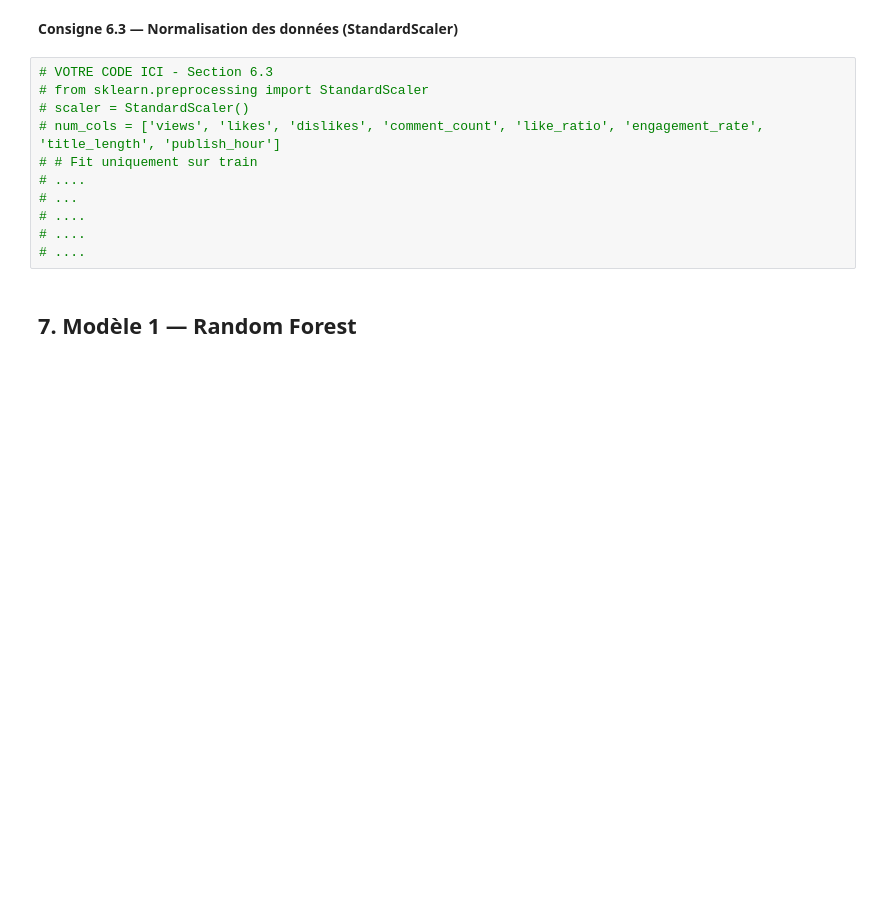
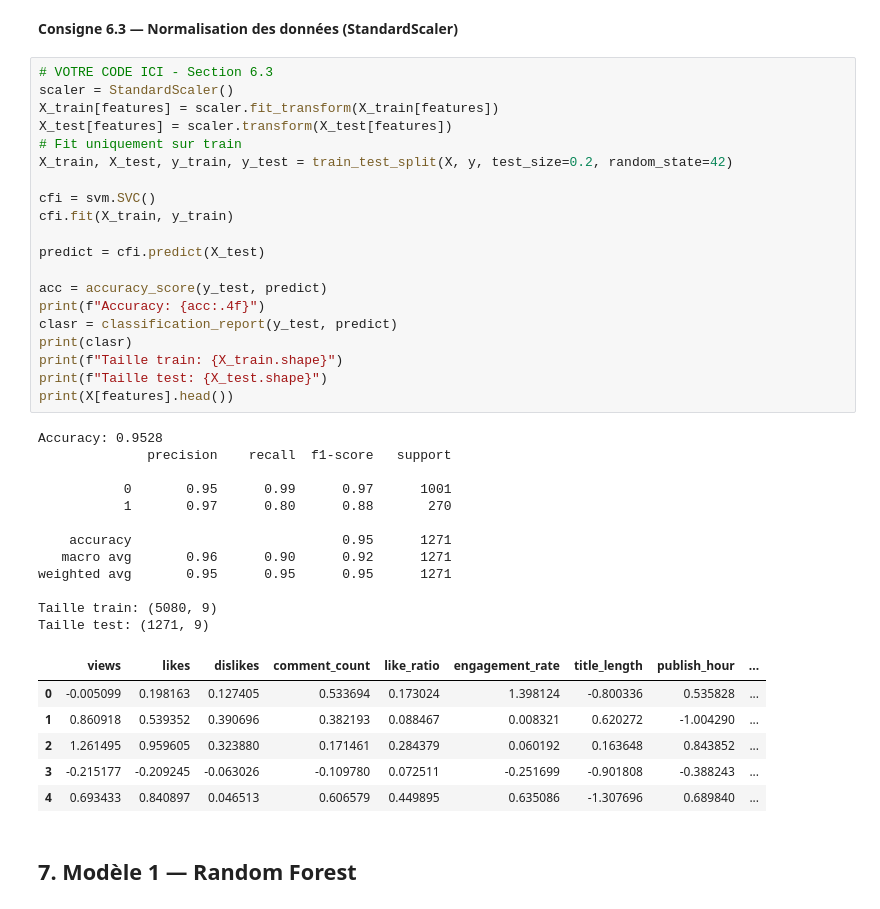
Before and after one commit to kirillsst/youtube-popularity-ml, a Jupyter notebook: notebook/PROJET_ML_Youtube_Trending.ipynb, the cells around one changed output. Cells and saved outputs as stored; diff of their text form; blank space fills up the shorter version.

```diff
--- a/notebook/PROJET_ML_Youtube_Trending.ipynb
+++ b/notebook/PROJET_ML_Youtube_Trending.ipynb
@@ -454,15 +455,43 @@ Taille test: (1271, 9)
 **Consigne 6.3 — Normalisation des données (StandardScaler)**
 # %%
 # VOTRE CODE ICI - Section 6.3
-# from sklearn.preprocessing import StandardScaler
-# scaler = StandardScaler()
-# num_cols = ['views', 'likes', 'dislikes', 'comment_count', 'like_ratio', 'engagement_rate', 'title_length', 'publish_hour']
-# # Fit uniquement sur train
-# ....
-# ...
-# ....
-# ....
-# ....
+scaler = StandardScaler()
+X_train[features] = scaler.fit_transform(X_train[features])
+X_test[features] = scaler.transform(X_test[features])
+# Fit uniquement sur train
+X_train, X_test, y_train, y_test = train_test_split(X, y, test_size=0.2, random_state=42)
+
+cfi = svm.SVC()
+cfi.fit(X_train, y_train)
+
+predict = cfi.predict(X_test)
+
+acc = accuracy_score(y_test, predict)
+print(f"Accuracy: {acc:.4f}")
+clasr = classification_report(y_test, predict)
+print(clasr)
+print(f"Taille train: {X_train.shape}")
+print(f"Taille test: {X_test.shape}")
+print(X[features].head())
+# %% [output]
+Accuracy: 0.9528
+              precision    recall  f1-score   support
+
+           0       0.95      0.99      0.97      1001
+           1       0.97      0.80      0.88       270
+
+    accuracy                           0.95      1271
+   macro avg       0.96      0.90      0.92      1271
+weighted avg       0.95      0.95      0.95      1271
+
+Taille train: (5080, 9)
+Taille test: (1271, 9)
+|  | views | likes | dislikes | comment_count | like_ratio | engagement_rate | title_length | publish_hour | ... |
+| 0 | -0.005099 | 0.198163 | 0.127405 | 0.533694 | 0.173024 | 1.398124 | -0.800336 | 0.535828 | ... |
+| 1 | 0.860918 | 0.539352 | 0.390696 | 0.382193 | 0.088467 | 0.008321 | 0.620272 | -1.004290 | ... |
+| 2 | 1.261495 | 0.959605 | 0.323880 | 0.171461 | 0.284379 | 0.060192 | 0.163648 | 0.843852 | ... |
+| 3 | -0.215177 | -0.209245 | -0.063026 | -0.109780 | 0.072511 | -0.251699 | -0.901808 | -0.388243 | ... |
+| 4 | 0.693433 | 0.840897 | 0.046513 | 0.606579 | 0.449895 | 0.635086 | -1.307696 | 0.689840 | ... |
 # %% [markdown]
 ## 7. Modèle 1 — Random Forest
 # %% [markdown]
```
Also changed, not shown: parts of 1 cell of this notebook.
